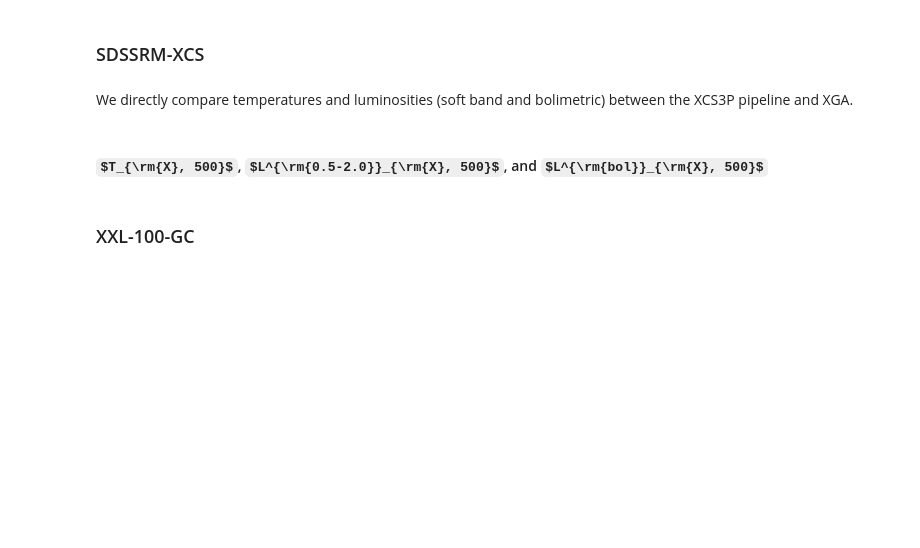
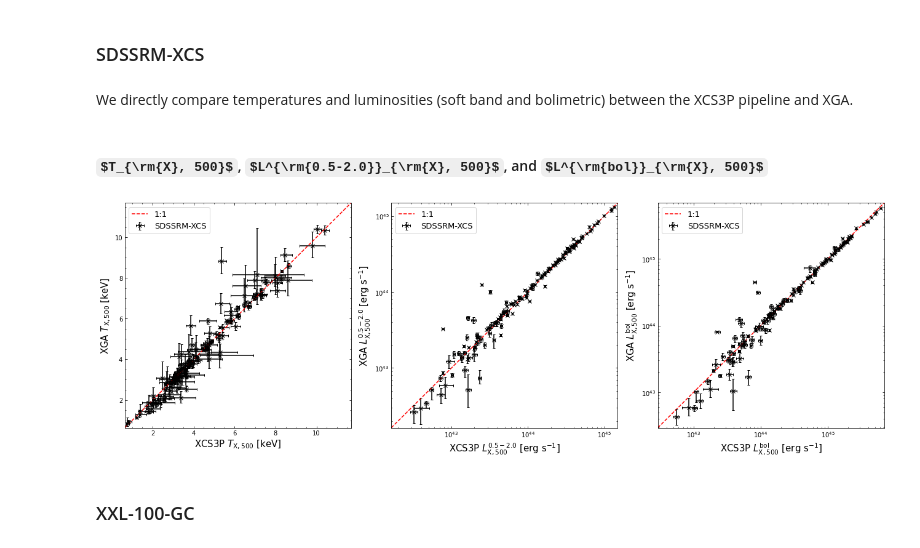
Before and after one commit to DavidT3/XCS-Mass-Paper-I-Analysis, a Jupyter notebook: temp_lum_comparisons.ipynb, the cells around one changed output. Saved outputs shown, nothing was run; the diff lists cells and outputs as text; code cells hidden in the pictures; some formulas as TeX source; blank space fills up the shorter version.

Commit message:
Temperature and luminosity comparisons for all four test samples have been done - in terms of plotting anyway. Possibly I'll revisit with some sort of fitting

```diff
--- a/temp_lum_comparisons.ipynb
+++ b/temp_lum_comparisons.ipynb
@@ -181,8 +223,8 @@ sdss_lx = xcs_srcs.Lx(xcs_srcs.r500, quality_checks=True, lo_en=Quantity(0.5, 'k
                          hi_en=Quantity(2.0, 'keV'))
 # %%
 xcs3p_tx = Quantity(xcs3p[['Tx', 'Tx-', 'Tx+']].values, 'keV')
-xcs3p_lx52 = Quantity(xcs3p[['Lx52', 'Lx52-', 'Lx52+']].values, '1e+44 erg/s')
-xcs3p_lxbol = Quantity(xcs3p[['Lx', 'Lx-', 'Lx+']].values, '1e+44 erg/s')
+xcs3p_lx52 = Quantity(xcs3p[['Lx52', 'Lx52-', 'Lx52+']].values*1e+44, 'erg/s')
+xcs3p_lxbol = Quantity(xcs3p[['Lx', 'Lx-', 'Lx+']].values*1e+44, 'erg/s')
 # %% [markdown]
 ### XXL-100-GC
 # %%
@@ -235,20 +338,73 @@ We directly compare temperatures and luminosities (soft band and bolimetric) bet
 # %% [markdown]
 #### $T_{\rm{X}, 500}$, $L^{\rm{0.5-2.0}}_{\rm{X}, 500}$, and $L^{\rm{bol}}_{\rm{X}, 500}$
 # %%
-fig, ax_arr = plt.subplots(ncols=3, figsize=(17, 6))
+fig, ax_arr = plt.subplots(ncols=3, figsize=(18, 6))
 
 # Iterating through the array of axes objects, setting up the ticks
 for ax in ax_arr:
+    # Turning on minor ticks and setting it up so they all point inwards - also turn on ticks on the
+    #  top and right axis lines
     ax.minorticks_on()
     ax.tick_params(which='both', top=True, right=True, direction='in')
 
+# Setting the leftmost axis to be current
 plt.sca(ax_arr[0])
+# Using the function we defined earlier to find appropriate axis limits
+t_lims = find_lims(xcs3p_tx, sdss_tx, buffer=0.1).value
 
+# Also using the limits to set up a one to one line
+# Then plotting the temperature comparison points
+plt.plot(t_lims, t_lims, linestyle='dashed', color='red', label="1:1")
+plt.errorbar(xcs3p_tx[:, 0].value, sdss_tx[:, 0].value, xerr=[xcs3p_tx[:, 1].value, xcs3p_tx[:, 2].value],
+             yerr=[sdss_tx[:, 1].value, sdss_tx[:, 2].value], fmt="kx", capsize=2, label="SDSSRM-XCS")
+# Setting axis limits
+plt.xlim(t_lims)
+plt.ylim(t_lims)
 
-plt.errorbar(xcs3p_tx[:, 0].value, sdss_tx[:, 0].value, xerr=[xcs3p_tx[:, 1].value, xcs3p_tx[:, 2].value],
-             fmt="kx", capsize=2, label="")
+# Labels and legend
+plt.xlabel(r"XCS3P $T_{\rm{X, 500}}$ [keV]", fontsize=15)
+plt.ylabel(r"XGA $T_{\rm{X, 500}}$ [keV]", fontsize=15)
+plt.legend(loc='best', fontsize=13)
+
+# Repeating the process with the middle and right plots, for soft band and bolometric luminosities
+plt.sca(ax_arr[1])
+l_lims = find_lims(xcs3p_lx52, sdss_lx, buffer=0.1).value
+
+plt.plot(l_lims, l_lims, linestyle='dashed', color='red', label="1:1")
+plt.errorbar(xcs3p_lx52[:, 0].value, sdss_lx[:, 0].value, xerr=[xcs3p_lx52[:, 1].value, xcs3p_lx52[:, 2].value],
+             yerr=[sdss_lx[:, 1].value, sdss_lx[:, 2].value], fmt="kx", capsize=2, label="SDSSRM-XCS")
+plt.xlim(l_lims)
+plt.ylim(l_lims)
+
+plt.xscale('log')
+plt.yscale('log')
+
+plt.xlabel(r"XCS3P $L^{\rm{0.5-2.0}}_{\rm{X, 500}}$ [erg s$^{-1}$]", fontsize=15)
+plt.ylabel(r"XGA $L^{\rm{0.5-2.0}}_{\rm{X, 500}}$ [erg s$^{-1}$]", fontsize=15)
+plt.legend(loc='best', fontsize=13)
+
+plt.sca(ax_arr[2])
+l_lims = find_lims(xcs3p_lxbol, sdss_lxbol, buffer=0.1).value
+
+plt.plot(l_lims, l_lims, linestyle='dashed', color='red', label="1:1")
+plt.errorbar(xcs3p_lxbol[:, 0].value, sdss_lxbol[:, 0].value,
+             xerr=[xcs3p_lxbol[:, 1].value, xcs3p_lxbol[:, 2].value],
+             yerr=[sdss_lxbol[:, 1].value, sdss_lxbol[:, 2].value], fmt="kx", capsize=2, label="SDSSRM-XCS")
+plt.xlim(l_lims)
+plt.ylim(l_lims)
+
+plt.xscale('log')
+plt.yscale('log')
+
+plt.xlabel(r"XCS3P $L^{\rm{bol}}_{\rm{X, 500}}$ [erg s$^{-1}$]", fontsize=15)
+plt.ylabel(r"XGA $L^{\rm{bol}}_{\rm{X, 500}}$ [erg s$^{-1}$]", fontsize=15)
+plt.legend(loc='best', fontsize=13)
 
 plt.tight_layout()
+
+plt.savefig("non_paper_figures/sdss_prop_comp.pdf")
 plt.show()
+# %% [output]
+[figure, added]
 # %% [markdown]
 ### XXL-100-GC
```
Also changed, not shown: parts of 25 cells of this notebook, 5 other files.
